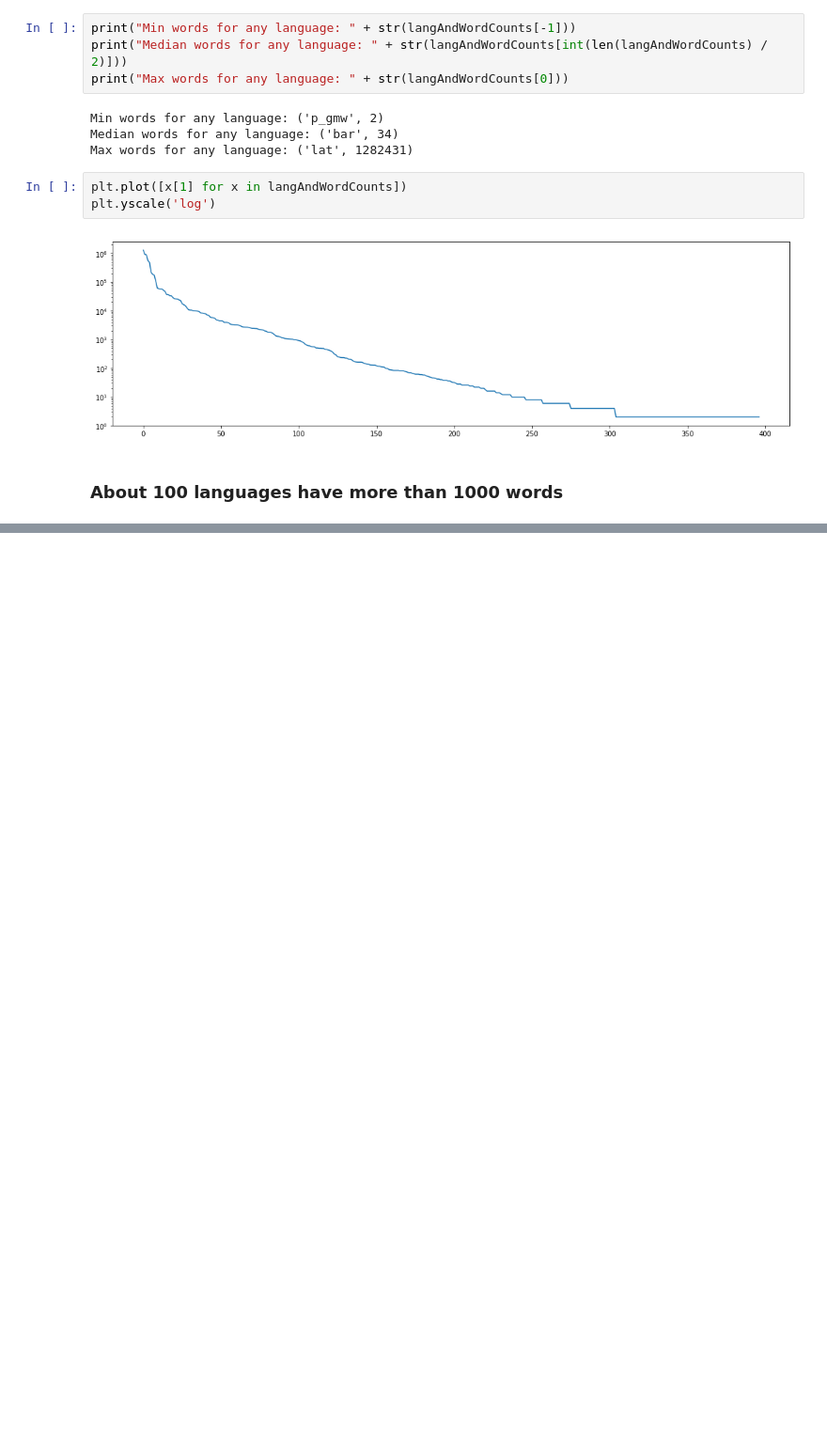
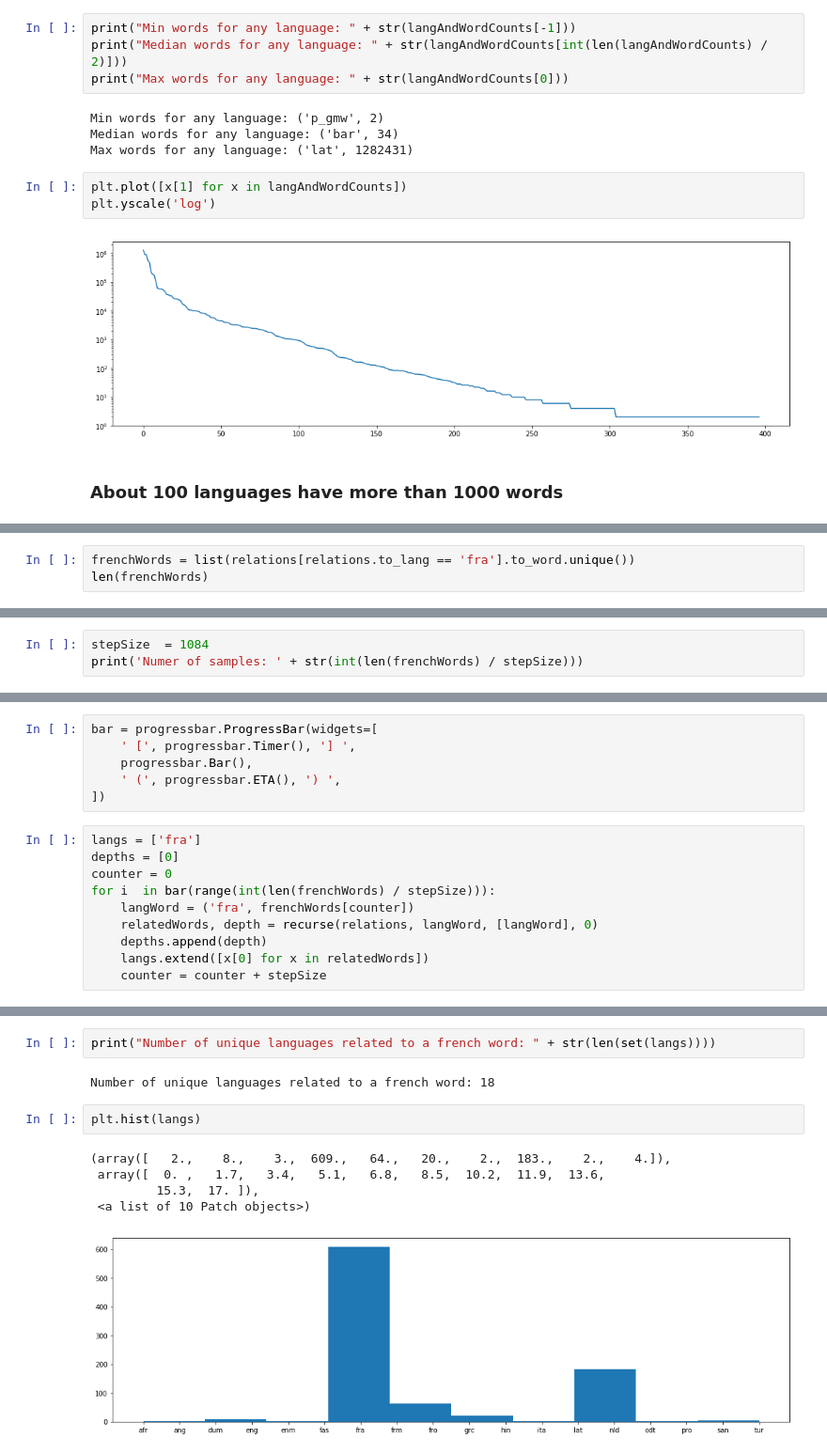
Before and after one commit to zifeo/Etymap, a Jupyter notebook: lab/exploration.ipynb, the cells around one changed output, grey strips where cells are left out. Shown at 94% size. Saved outputs shown, nothing was run; the diff lists cells and outputs as text; blank space fills up the shorter version.

```diff
--- a/lab/exploration.ipynb
+++ b/lab/exploration.ipynb
@@ -186,0 +199,3 @@ plt.yscale('log')
+# %%
+frenchWords = list(relations[relations.to_lang == 'fra'].to_word.unique())
+len(frenchWords)
@@ -186,0 +204,3 @@ plt.yscale('log')
+# %%
+stepSize  = 1084
+print('Numer of samples: ' + str(int(len(frenchWords) / stepSize)))
@@ -186,0 +209,16 @@ plt.yscale('log')
+# %%
+bar = progressbar.ProgressBar(widgets=[
+    ' [', progressbar.Timer(), '] ',
+    progressbar.Bar(),
+    ' (', progressbar.ETA(), ') ',
+])
+# %%
+langs = ['fra']
+depths = [0]
+counter = 0
+for i  in bar(range(int(len(frenchWords) / stepSize))):
+    langWord = ('fra', frenchWords[counter])
+    relatedWords, depth = recurse(relations, langWord, [langWord], 0)
+    depths.append(depth)
+    langs.extend([x[0] for x in relatedWords])
+    counter = counter + stepSize
@@ -186,0 +227,12 @@ plt.yscale('log')
+# %%
+print("Number of unique languages related to a french word: " + str(len(set(langs))))
+# %% [output]
+Number of unique languages related to a french word: 18
+# %%
+plt.hist(langs)
+# %% [output]
+(array([   2.,    8.,    3.,  609.,   64.,   20.,    2.,  183.,    2.,    4.]),
+ array([  0. ,   1.7,   3.4,   5.1,   6.8,   8.5,  10.2,  11.9,  13.6,
+         15.3,  17. ]),
+ <a list of 10 Patch objects>)
+[figure, added]
```
Also changed, not shown: parts of 20 cells of this notebook.
